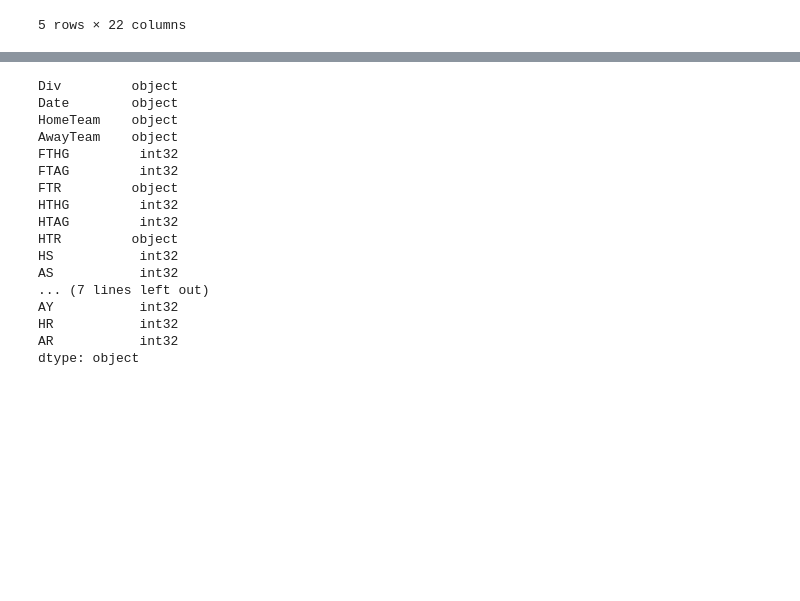
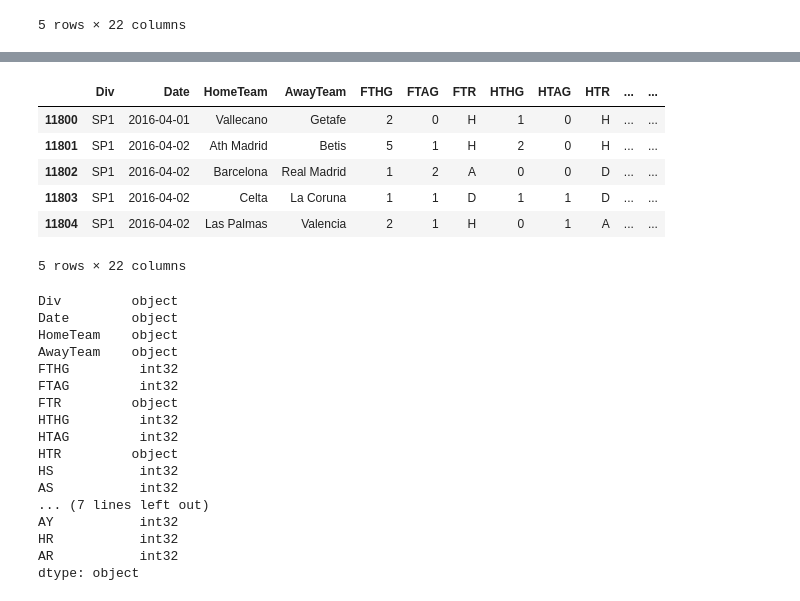
Before and after one commit to michapries/bachelors-thesis, a Jupyter notebook: preprocessing.ipynb, the cells around one changed output, grey strips where cells are left out. Drawn from its saved outputs; the diff is of its cells as text; code cells hidden in the pictures; blank space fills up the shorter version.

```diff
--- a/preprocessing.ipynb
+++ b/preprocessing.ipynb
@@ -117,3 +131,13 @@ results.sample(5)
+# %%
+results[11792:11797]
+# %% [output]
+|  | Div | Date | HomeTeam | AwayTeam | FTHG | FTAG | FTR | HTHG | HTAG | HTR | ... | ... |
+| 11800 | SP1 | 2016-04-01 | Vallecano | Getafe | 2 | 0 | H | 1 | 0 | H | ... | ... |
+| 11801 | SP1 | 2016-04-02 | Ath Madrid | Betis | 5 | 1 | H | 2 | 0 | H | ... | ... |
+| 11802 | SP1 | 2016-04-02 | Barcelona | Real Madrid | 1 | 2 | A | 0 | 0 | D | ... | ... |
+| 11803 | SP1 | 2016-04-02 | Celta | La Coruna | 1 | 1 | D | 1 | 1 | D | ... | ... |
+| 11804 | SP1 | 2016-04-02 | Las Palmas | Valencia | 2 | 1 | H | 0 | 1 | A | ... | ... |
+5 rows × 22 columns
 # %%
 results.dtypes
 # %% [output]
```
Also changed, not shown: parts of 4 cells of this notebook, 3 other files.
